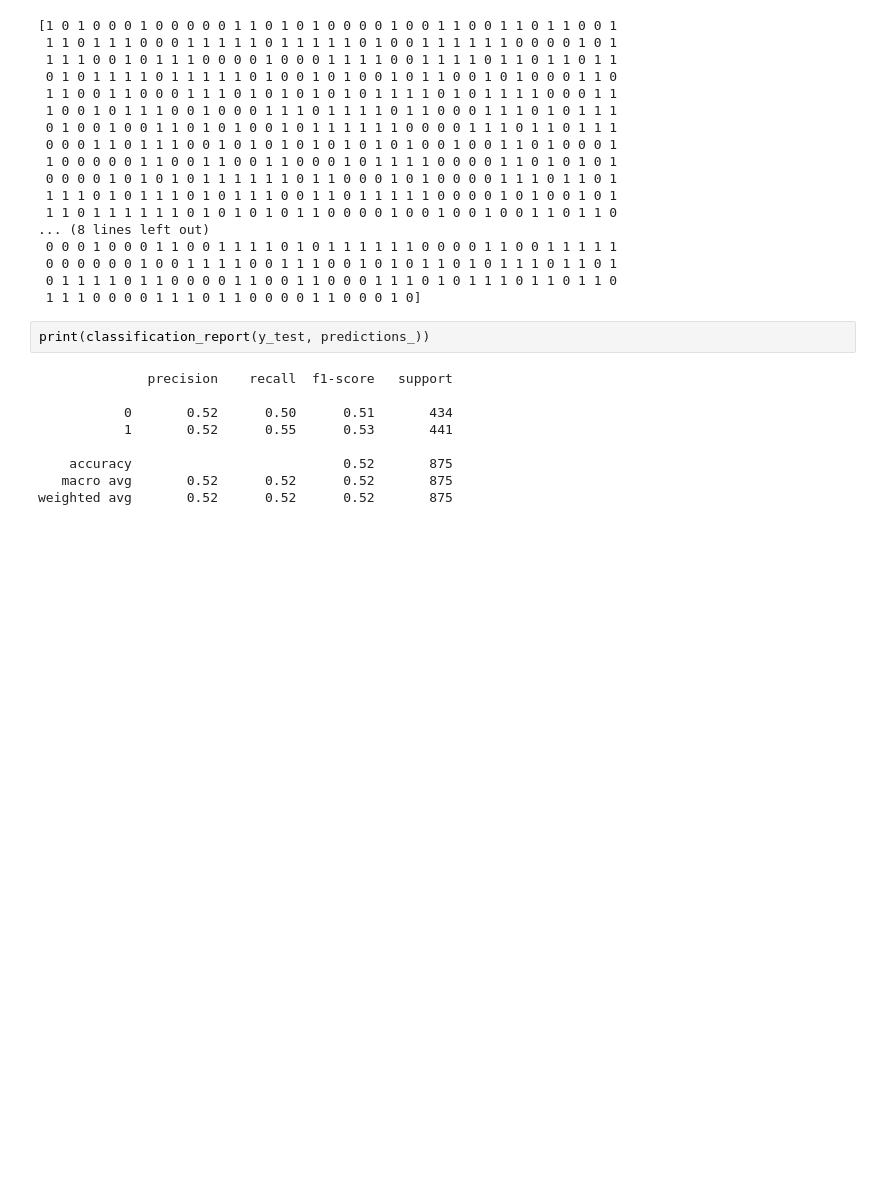
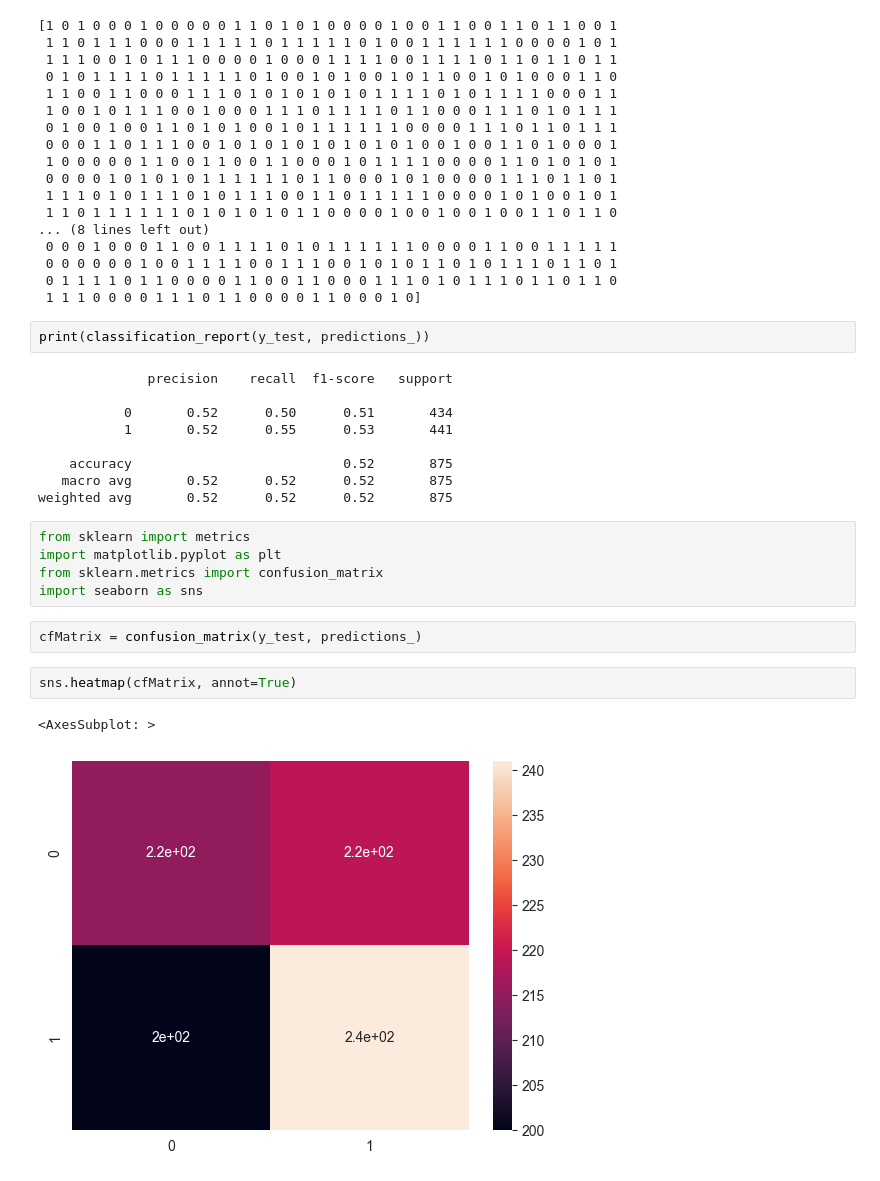
Before and after one commit to vgauss07/NewRelicAnalysis, a Jupyter notebook: ClassificationModel.ipynb, the cells around one changed output. Saved outputs shown, nothing was run; the diff lists cells and outputs as text; blank space fills up the shorter version.

```diff
--- a/ClassificationModel.ipynb
+++ b/ClassificationModel.ipynb
@@ -228,3 +228,15 @@ print(classification_report(y_test, predictions_))
     accuracy                           0.52       875
    macro avg       0.52      0.52      0.52       875
 weighted avg       0.52      0.52      0.52       875
+# %%
+from sklearn import metrics
+import matplotlib.pyplot as plt
+from sklearn.metrics import confusion_matrix
+import seaborn as sns
+# %%
+cfMatrix = confusion_matrix(y_test, predictions_)
+# %%
+sns.heatmap(cfMatrix, annot=True)
+# %% [output]
+<AxesSubplot: >
+[figure, added]
```
Also changed, not shown: parts of 3 cells of this notebook.
